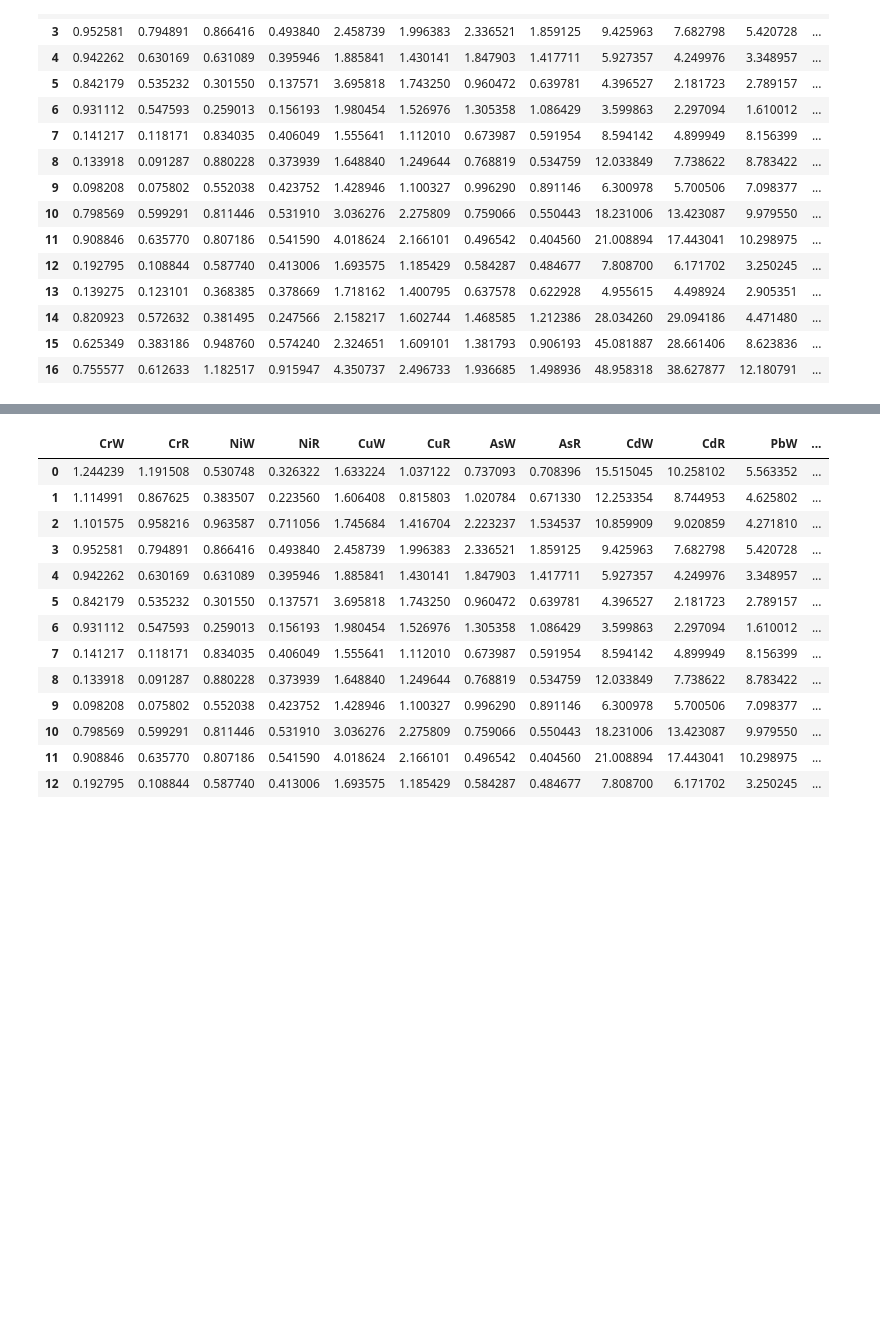
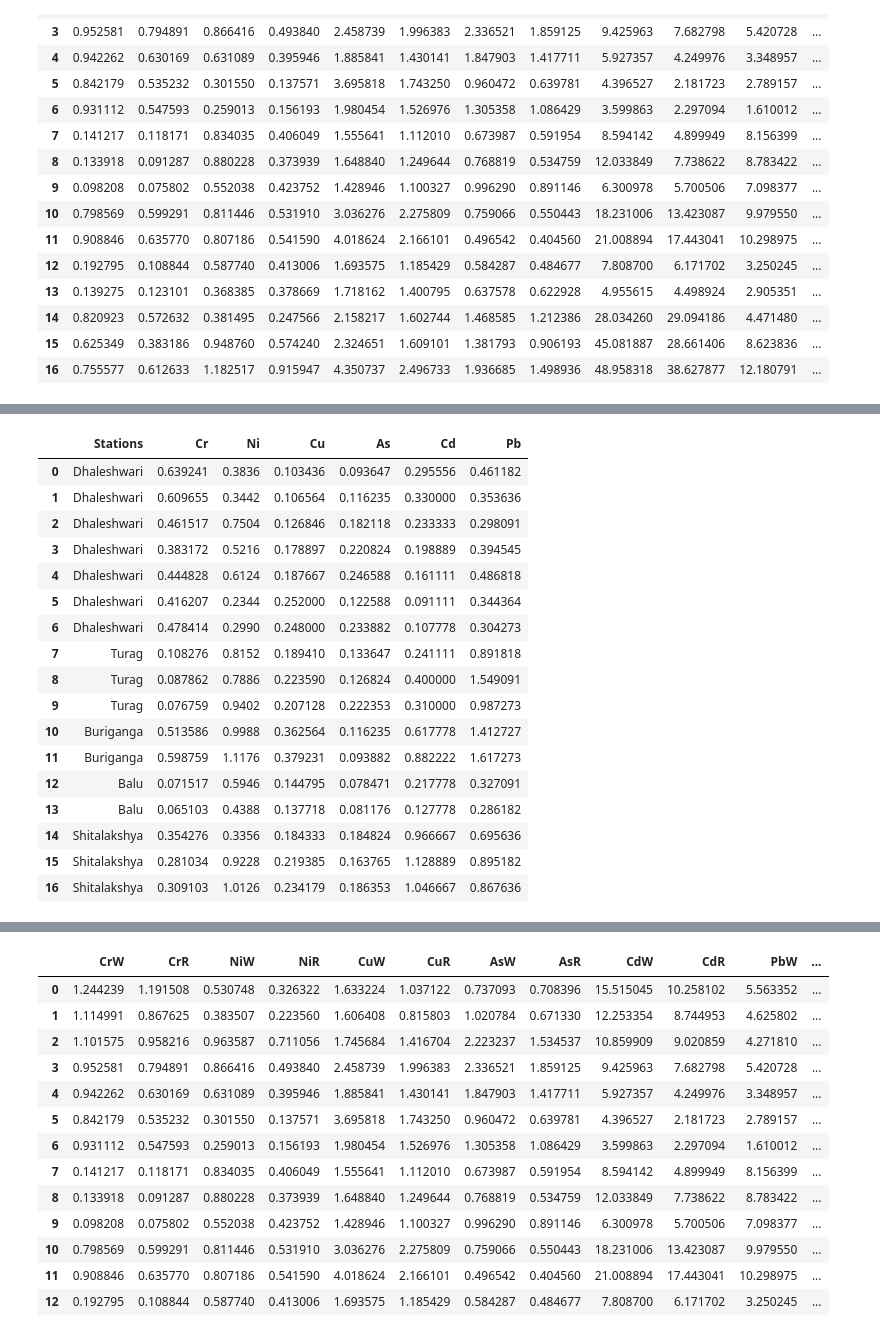
Before and after one commit to rakibhhridoy/OnGoingStudy, a Jupyter notebook: Five_Rivers/Python/sample.ipynb, the cells around one changed output, grey strips where cells are left out. Drawn from its saved outputs; the diff is of its cells as text; code cells hidden in the pictures; blank space fills up the shorter version.

```diff
--- a/Five_Rivers/Python/sample.ipynb
+++ b/Five_Rivers/Python/sample.ipynb
@@ -1579,0 +1604,37 @@ Name: Cr, dtype: float64
+# %%
+ermqCrR = CR.Cr / ERM["Cr"]
+ermqNiR = CR.Ni / ERM["Ni"]
+ermqCuR = CR.Cu / ERM["Cu"]
+ermqAsR = CR.As / ERM["As"]
+ermqCdR = CR.Cd / ERM["Cd"]
+ermqPbR = CR.Pb / ERM["Pb"]
+# %%
+ermqR = pd.DataFrame(data={
+    "Stations": stations["Location"],
+    "Cr": ermqCrR,
+    "Ni": ermqNiR,
+    "Cu": ermqCuR,
+    "As": ermqAsR,
+    "Cd": ermqCdR,
+    "Pb": ermqPbR,}
+)
+ermqR
+# %% [output]
+|  | Stations | Cr | Ni | Cu | As | Cd | Pb |
+| 0 | Dhaleshwari | 0.639241 | 0.3836 | 0.103436 | 0.093647 | 0.295556 | 0.461182 |
+| 1 | Dhaleshwari | 0.609655 | 0.3442 | 0.106564 | 0.116235 | 0.330000 | 0.353636 |
+| 2 | Dhaleshwari | 0.461517 | 0.7504 | 0.126846 | 0.182118 | 0.233333 | 0.298091 |
+| 3 | Dhaleshwari | 0.383172 | 0.5216 | 0.178897 | 0.220824 | 0.198889 | 0.394545 |
+| 4 | Dhaleshwari | 0.444828 | 0.6124 | 0.187667 | 0.246588 | 0.161111 | 0.486818 |
+| 5 | Dhaleshwari | 0.416207 | 0.2344 | 0.252000 | 0.122588 | 0.091111 | 0.344364 |
+| 6 | Dhaleshwari | 0.478414 | 0.2990 | 0.248000 | 0.233882 | 0.107778 | 0.304273 |
+| 7 | Turag | 0.108276 | 0.8152 | 0.189410 | 0.133647 | 0.241111 | 0.891818 |
+| 8 | Turag | 0.087862 | 0.7886 | 0.223590 | 0.126824 | 0.400000 | 1.549091 |
+| 9 | Turag | 0.076759 | 0.9402 | 0.207128 | 0.222353 | 0.310000 | 0.987273 |
+| 10 | Buriganga | 0.513586 | 0.9988 | 0.362564 | 0.116235 | 0.617778 | 1.412727 |
+| 11 | Buriganga | 0.598759 | 1.1176 | 0.379231 | 0.093882 | 0.882222 | 1.617273 |
+| 12 | Balu | 0.071517 | 0.5946 | 0.144795 | 0.078471 | 0.217778 | 0.327091 |
+| 13 | Balu | 0.065103 | 0.4388 | 0.137718 | 0.081176 | 0.127778 | 0.286182 |
+| 14 | Shitalakshya | 0.354276 | 0.3356 | 0.184333 | 0.184824 | 0.966667 | 0.695636 |
+| 15 | Shitalakshya | 0.281034 | 0.9228 | 0.219385 | 0.163765 | 1.128889 | 0.895182 |
+| 16 | Shitalakshya | 0.309103 | 1.0126 | 0.234179 | 0.186353 | 1.046667 | 0.867636 |
```
Also changed, not shown: parts of 67 cells of this notebook, 9 other files.
